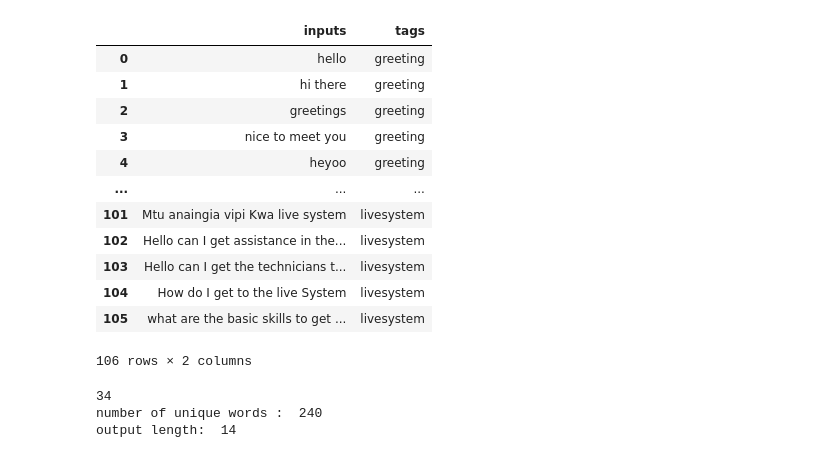
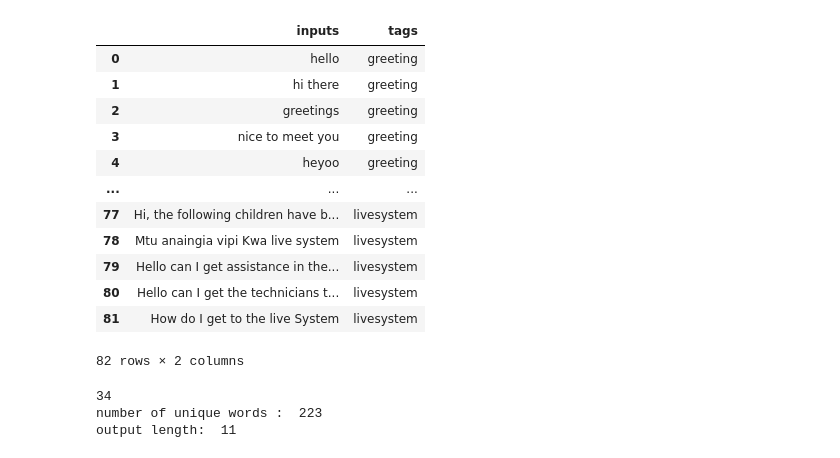
Before and after one commit to HealthIT-Kabarak/CPIMS-Virtual-Assistant-Maya-, a Jupyter notebook: Notebooks/CPIMS-Copy1.ipynb, the cells around one changed output. Drawn from its saved outputs; the diff is of its cells as text; code cells hidden in the pictures.

```diff
--- a/Notebooks/CPIMS-Copy1.ipynb
+++ b/Notebooks/CPIMS-Copy1.ipynb
@@ -12,34 +20,34 @@ import matplotlib.pyplot as plt
 # %%
 #importing the dataset
-with open('finale.json') as content:
+with open('../datasets/test.json') as content:
   data1 = json.load(content)
 #getting all the data to lists
 tags = []
 inputs = []
 responses={}
 for intent in data1['intents']:
   responses[intent['tag']]=intent['responses']
   for lines in intent['input']:
     inputs.append(lines)
     tags.append(intent['tag'])
 #converting to dataframe
 data = pd.DataFrame({"inputs":inputs,
                      "tags":tags})
 data
 # %% [output]
 |  | inputs | tags |
 | 0 | hello | greeting |
 | 1 | hi there | greeting |
 | 2 | greetings | greeting |
 | 3 | nice to meet you | greeting |
 | 4 | heyoo | greeting |
 | ... | ... | ... |
-| 101 | Mtu anaingia vipi Kwa live system | livesystem |
-| 102 | Hello can I get assistance in the... | livesystem |
-| 103 | Hello can I get the technicians t... | livesystem |
-| 104 | How do I get to the live System | livesystem |
-| 105 | what are the basic skills to get ... | livesystem |
+| 77 | Hi, the following children have b... | livesystem |
+| 78 | Mtu anaingia vipi Kwa live system | livesystem |
+| 79 | Hello can I get assistance in the... | livesystem |
+| 80 | Hello can I get the technicians t... | livesystem |
+| 81 | How do I get to the live System | livesystem |
-106 rows × 2 columns
+82 rows × 2 columns
 # %%
 #removing punctuations
 import string
@@ -71,8 +79,8 @@ output_length = le.classes_.shape[0]
 print("output length: ",output_length)
 # %% [output]
 34
-number of unique words :  240
-output length:  14
+number of unique words :  223
+output length:  11
 # %%
 #creating the model
 i = Input(shape=(input_shape,))
```
Also changed, not shown: parts of 3 cells of this notebook, 1 other file.
